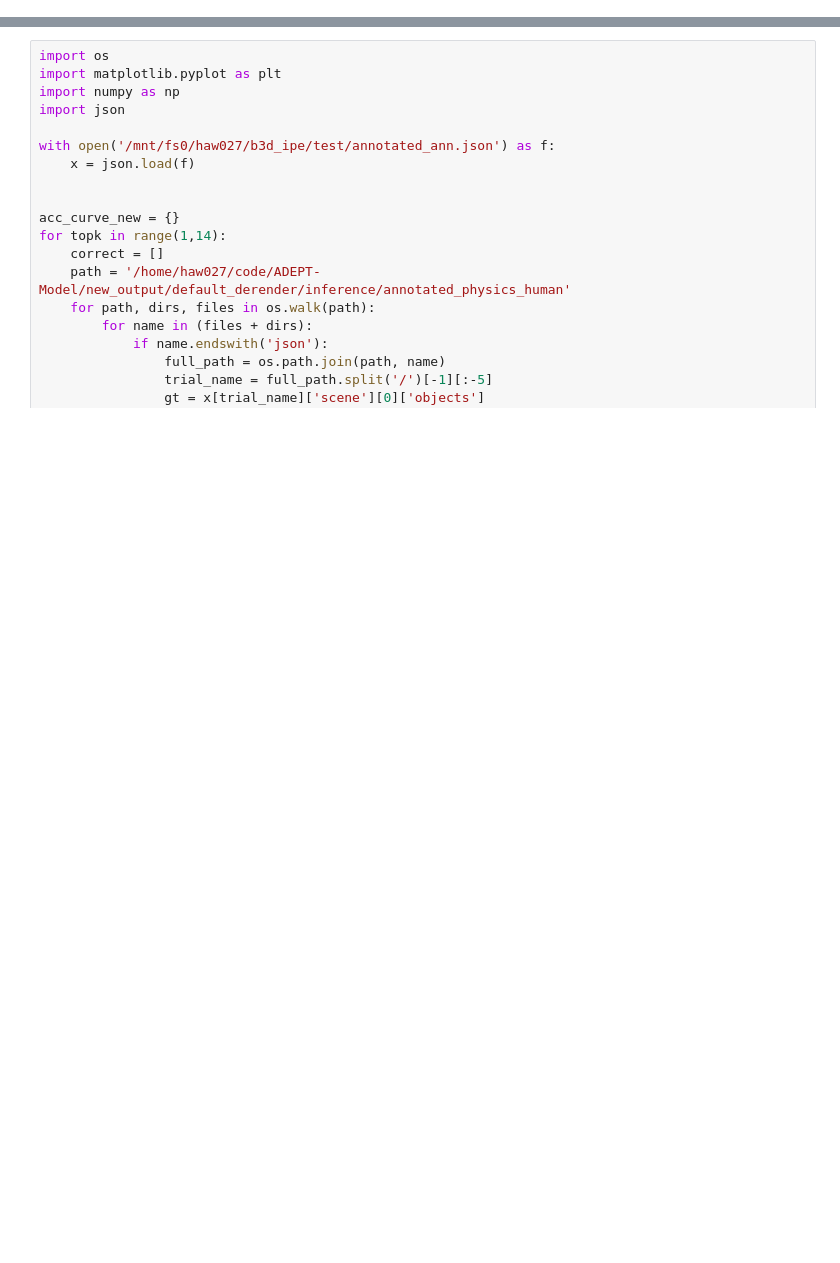
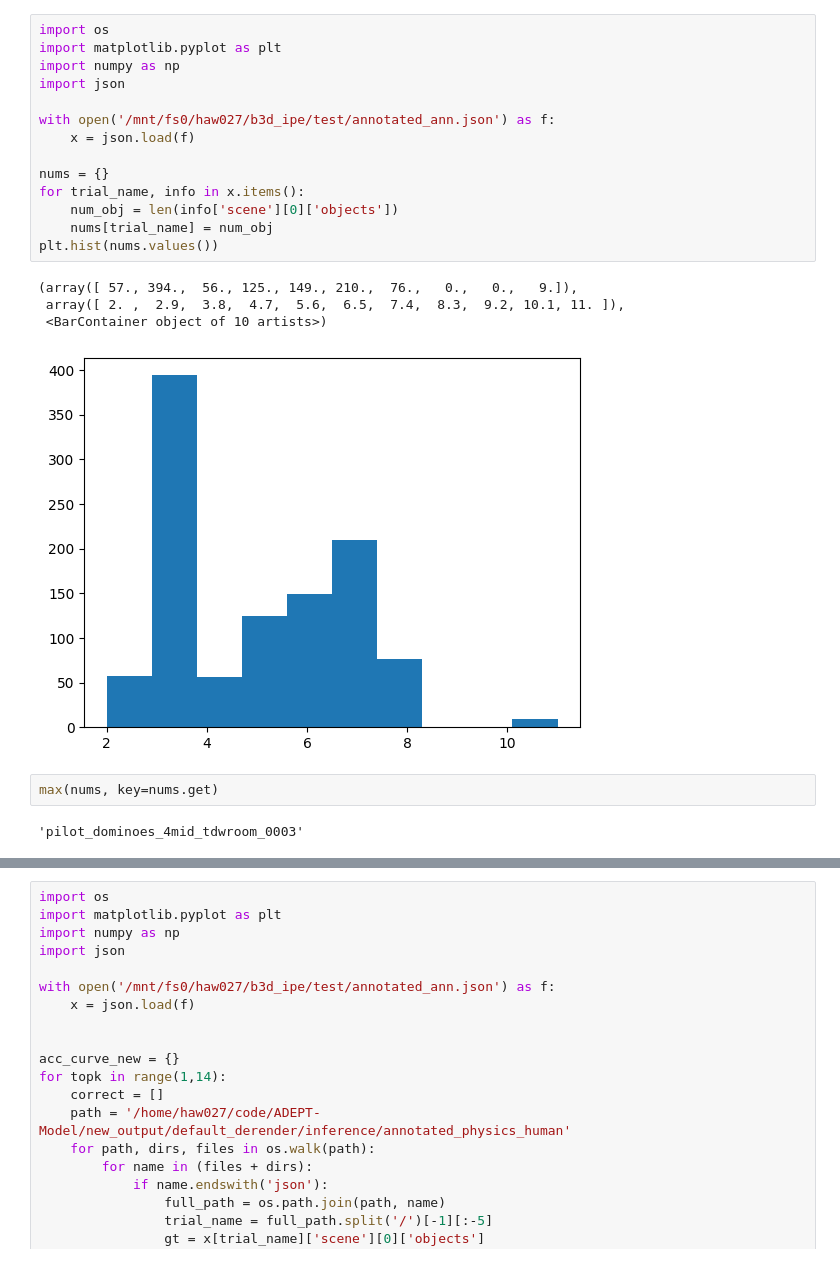
Before and after one commit to HaoliangWang/ADEPT-Model, a Jupyter notebook: dataset/makers/test.ipynb, the cells around one changed output, grey strips where cells are left out. Saved outputs shown, nothing was run; the diff lists cells and outputs as text; blank space fills up the shorter version.

```diff
--- a/dataset/makers/test.ipynb
+++ b/dataset/makers/test.ipynb
@@ -0,0 +1,23 @@
+# %%
+import os
+import matplotlib.pyplot as plt
+import numpy as np
+import json
+
+with open('/mnt/fs0/haw027/b3d_ipe/test/annotated_ann.json') as f:
+    x = json.load(f)
+
+nums = {}
+for trial_name, info in x.items():
+    num_obj = len(info['scene'][0]['objects'])
+    nums[trial_name] = num_obj
+plt.hist(nums.values())
+# %% [output]
+(array([ 57., 394.,  56., 125., 149., 210.,  76.,   0.,   0.,   9.]),
+ array([ 2. ,  2.9,  3.8,  4.7,  5.6,  6.5,  7.4,  8.3,  9.2, 10.1, 11. ]),
+ <BarContainer object of 10 artists>)
+[figure, added]
+# %%
+max(nums, key=nums.get)
+# %% [output]
+'pilot_dominoes_4mid_tdwroom_0003'
```
Also changed, not shown: parts of 1 cell of this notebook.
